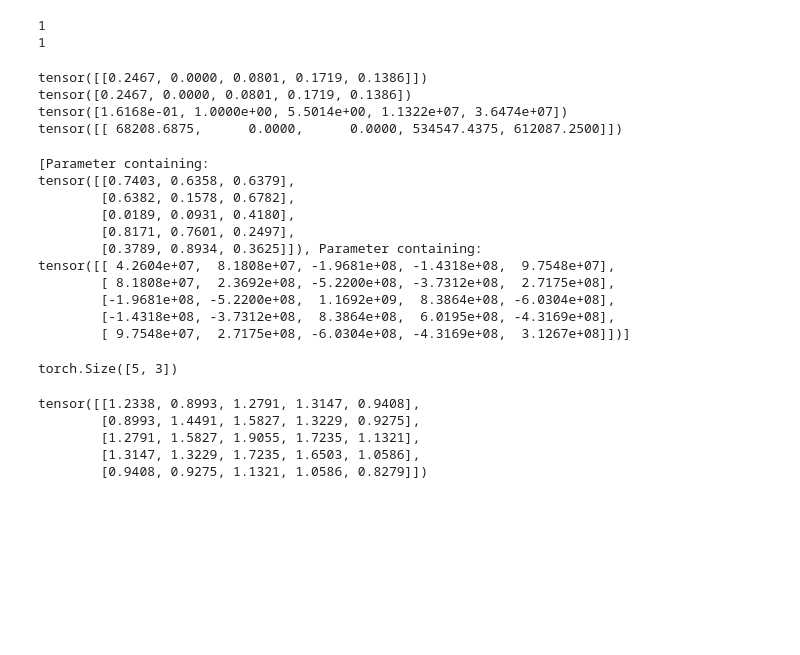
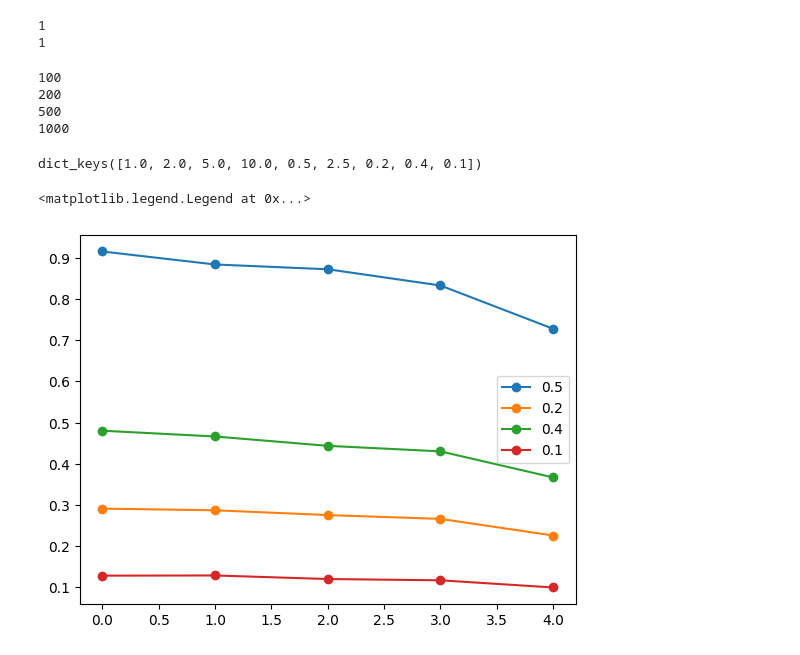
Before and after one commit to wormLove/DCNet, a Jupyter notebook: DCNet_Pytorch.ipynb, the cells around one changed output. Cells and saved outputs as stored; diff of their text form; code cells hidden in the pictures; blank space fills up the shorter version.

```diff
--- a/DCNet_Pytorch.ipynb
+++ b/DCNet_Pytorch.ipynb
@@ -498,36 +497,28 @@ class LayerD(nn.Module):
     def turn_grads_off(self):
         self.fc1.weight.requires_grad = False
         self.fc2.weight.requires_grad = False
-# %%
-layer = LayerD(torch.rand(3, 5))
-output = layer(torch.rand(1, 3))
-print(output)
-# %% [output]
-tensor([[0.2467, 0.0000, 0.0801, 0.1719, 0.1386]])
-tensor([0.2467, 0.0000, 0.0801, 0.1719, 0.1386])
-tensor([1.6168e-01, 1.0000e+00, 5.5014e+00, 1.1322e+07, 3.6474e+07])
-tensor([[ 68208.6875,      0.0000,      0.0000, 534547.4375, 612087.2500]])
-# %%
-print(list(layer.parameters()))
-layer.fc1.weight.shape
-# %% [output]
-[Parameter containing:
-tensor([[0.7403, 0.6358, 0.6379],
-        [0.6382, 0.1578, 0.6782],
-        [0.0189, 0.0931, 0.4180],
-        [0.8171, 0.7601, 0.2497],
-        [0.3789, 0.8934, 0.3625]]), Parameter containing:
-tensor([[ 4.2604e+07,  8.1808e+07, -1.9681e+08, -1.4318e+08,  9.7548e+07],
-        [ 8.1808e+07,  2.3692e+08, -5.2200e+08, -3.7312e+08,  2.7175e+08],
-        [-1.9681e+08, -5.2200e+08,  1.1692e+09,  8.3864e+08, -6.0304e+08],
-        [-1.4318e+08, -3.7312e+08,  8.3864e+08,  6.0195e+08, -4.3169e+08],
-        [ 9.7548e+07,  2.7175e+08, -6.0304e+08, -4.3169e+08,  3.1267e+08]])]
-torch.Size([5, 3])
-# %%
-layer.w_recurrent
-# %% [output]
-tensor([[1.2338, 0.8993, 1.2791, 1.3147, 0.9408],
-        [0.8993, 1.4491, 1.5827, 1.3229, 0.9275],
-        [1.2791, 1.5827, 1.9055, 1.7235, 1.1321],
-        [1.3147, 1.3229, 1.7235, 1.6503, 1.0586],
-        [0.9408, 0.9275, 1.1321, 1.0586, 0.8279]])
+# %%
+E = torch.zeros(4, 4, 5)
+
+for i, n in enumerate([100, 200, 500, 1000]):
+    print(n)
+    for j, m in enumerate([100, 200, 500, 1000]):
+        #if n > m:
+        #   continue
+        for k, sp in enumerate([1, 5, 10, 20, 50]):
+            s = 0.01*sp
+            for _ in range(100):
+                W = torch.randn(n, m)
+                W_n = normalize(W, p=2, dim=1)
+                y = torch.zeros(1, m)
+                ind = torch.randint(0, m, (int(m*s),))
+                y[0, ind] = 1
+                x = torch.mm(y, W_n.T)
+                layer = LayerD(W_n)
+                output = layer(x)
+                E[i, j, k] += torch.norm(y - output, p='fro')/torch.norm(y, p='fro')
+# %% [output]
+100
+200
+500
+1000
@@ -533,0 +527,16 @@ tensor([[1.2338, 0.8993, 1.2791, 1.3147, 0.9408],
+# %%
+ErrorDict = {}
+for i, n in enumerate([100, 200, 500, 1000]):
+    for j, m in enumerate([100, 200, 500, 1000]):
+        ratio = m/n
+        ErrorDict[ratio] = torch.vstack((ErrorDict.get(ratio, torch.zeros(5)), E[i, j, :]))
+print(ErrorDict.keys())
+# %% [output]
+dict_keys([1.0, 2.0, 5.0, 10.0, 0.5, 2.5, 0.2, 0.4, 0.1])
+# %%
+for k, v in ErrorDict.items():
+    None if k >= 1 else plt.plot(0.01*torch.mean(v, dim=0), label=str(k), marker='o')
+plt.legend()
+# %% [output]
+<matplotlib.legend.Legend at 0x...>
+[figure, added]
```
Also changed, not shown: parts of 3 cells of this notebook.
